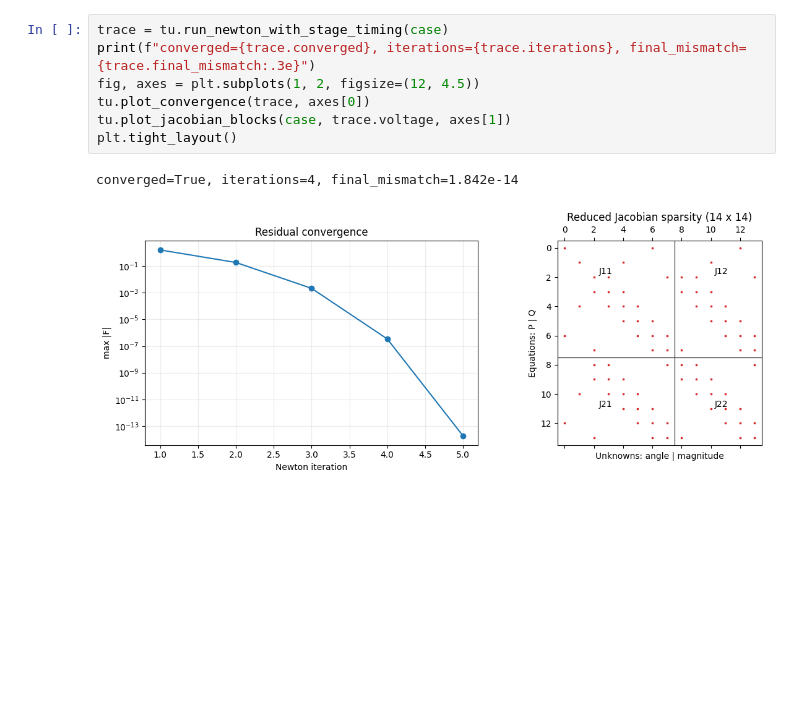
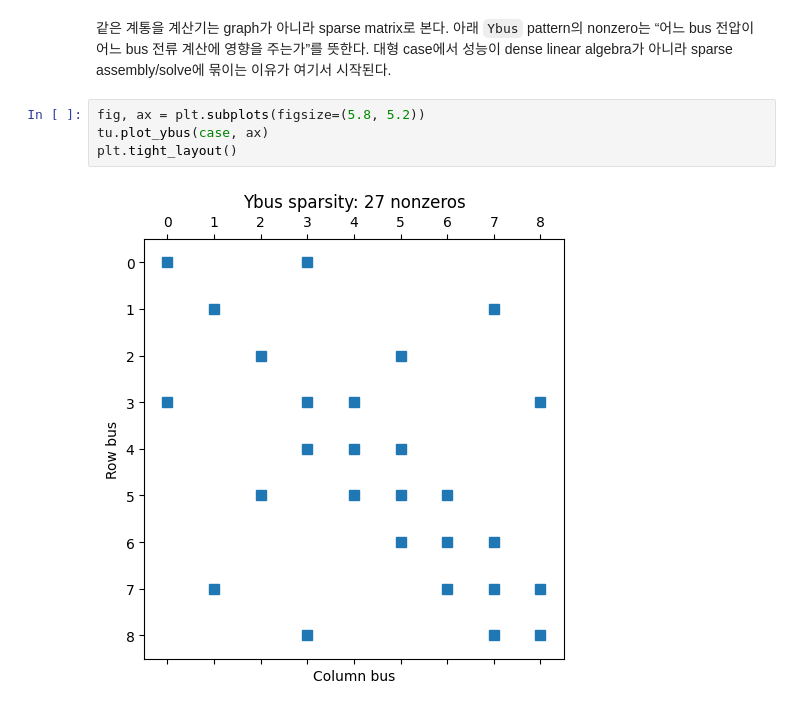
Before and after one commit to qubeenyoung/gpu-powerflow, a Jupyter notebook: python/tutorial/01_power_system_basics_case9.ipynb, the cells around one changed output. Drawn from its saved outputs; the diff is of its cells as text; blank space fills up the shorter version.

```diff
--- a/python/tutorial/01_power_system_basics_case9.ipynb
+++ b/python/tutorial/01_power_system_basics_case9.ipynb
@@ -68,10 +61,8 @@ Newton-Raphson power flow는 현재 전압 `V`에서 전력 불일치, 즉 **mis
-# %%
-trace = tu.run_newton_with_stage_timing(case)
-print(f"converged={trace.converged}, iterations={trace.iterations}, final_mismatch={trace.final_mismatch:.3e}")
-fig, axes = plt.subplots(1, 2, figsize=(12, 4.5))
-tu.plot_convergence(trace, axes[0])
-tu.plot_jacobian_blocks(case, trace.voltage, axes[1])
-plt.tight_layout()
-# %% [output]
-converged=True, iterations=4, final_mismatch=1.842e-14
-[figure, removed]
+# %% [markdown]
+같은 계통을 계산기는 graph가 아니라 sparse matrix로 본다. 아래 `Ybus` pattern의 nonzero는 “어느 bus 전압이 어느 bus 전류 계산에 영향을 주는가”를 뜻한다. 대형 case에서 성능이 dense linear algebra가 아니라 sparse assembly/solve에 묶이는 이유가 여기서 시작된다.
+# %%
+fig, ax = plt.subplots(figsize=(5.8, 5.2))
+tu.plot_ybus(case, ax)
+plt.tight_layout()
+# %% [output]
+[figure, added]
```
Also changed, not shown: parts of 13 cells of this notebook, 11 other files.
